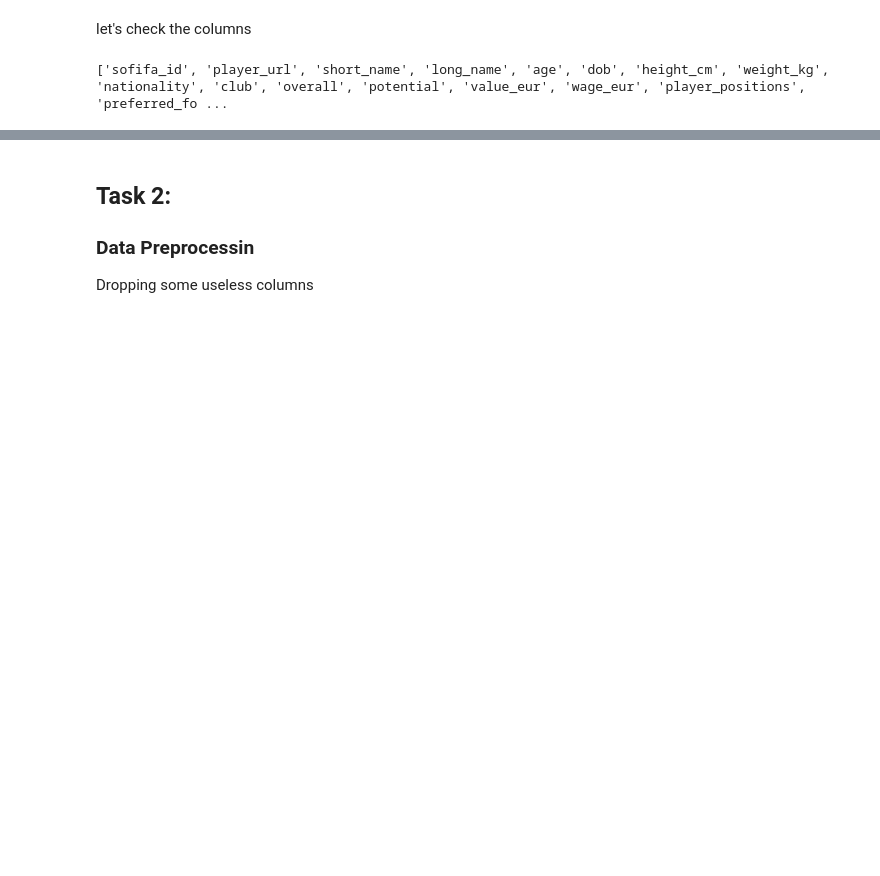
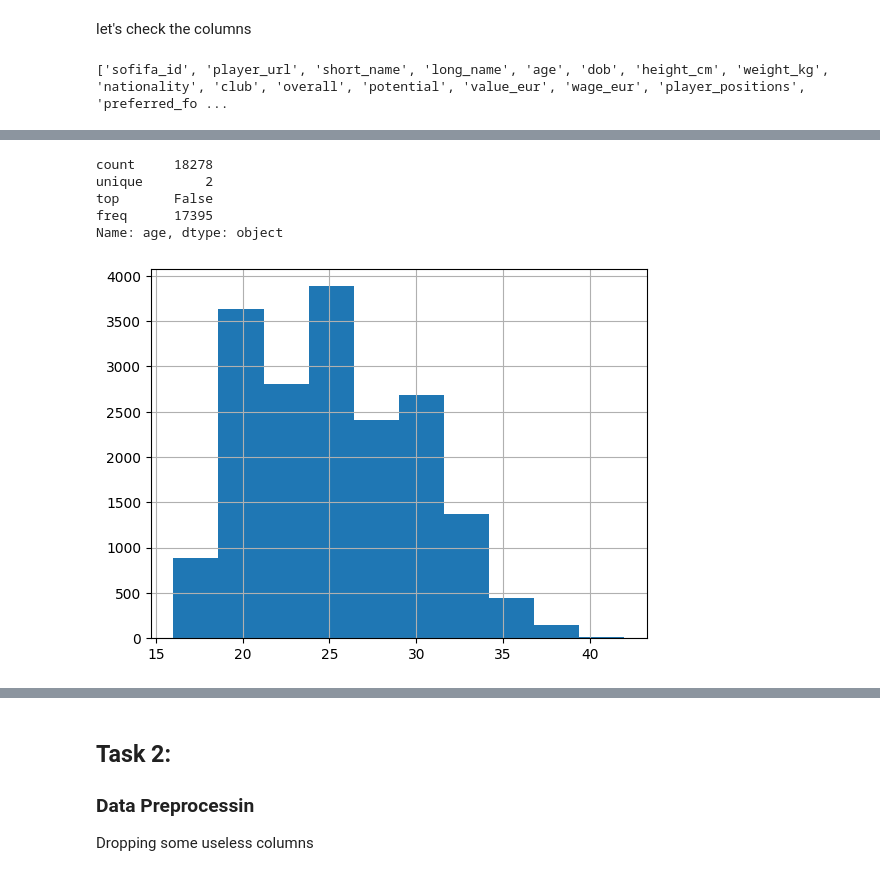
Before and after one commit to Finardiprof/Python, a Jupyter notebook: Fifa_data.ipynb, the cells around one changed output, grey strips where cells are left out. Drawn from its saved outputs; the diff is of its cells as text; code cells hidden in the pictures; blank space fills up the shorter version.

```diff
--- a/Fifa_data.ipynb
+++ b/Fifa_data.ipynb
@@ -43,0 +67,12 @@ print(colonne)
+# %%
+(df_20.age == 30).describe()
+# %% [output]
+count     18278
+unique        2
+top       False
+freq      17395
+Name: age, dtype: object
+# %%
+histogram = df_20.age.hist()
+# %% [output]
+[figure, added]
```
Also changed, not shown: parts of 5 cells of this notebook.
